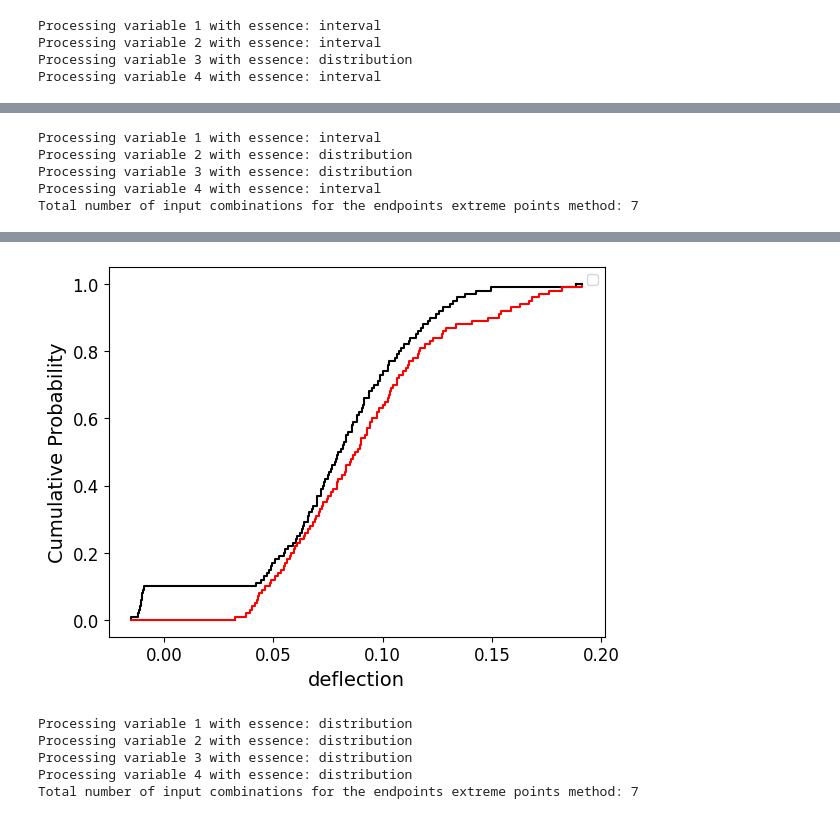
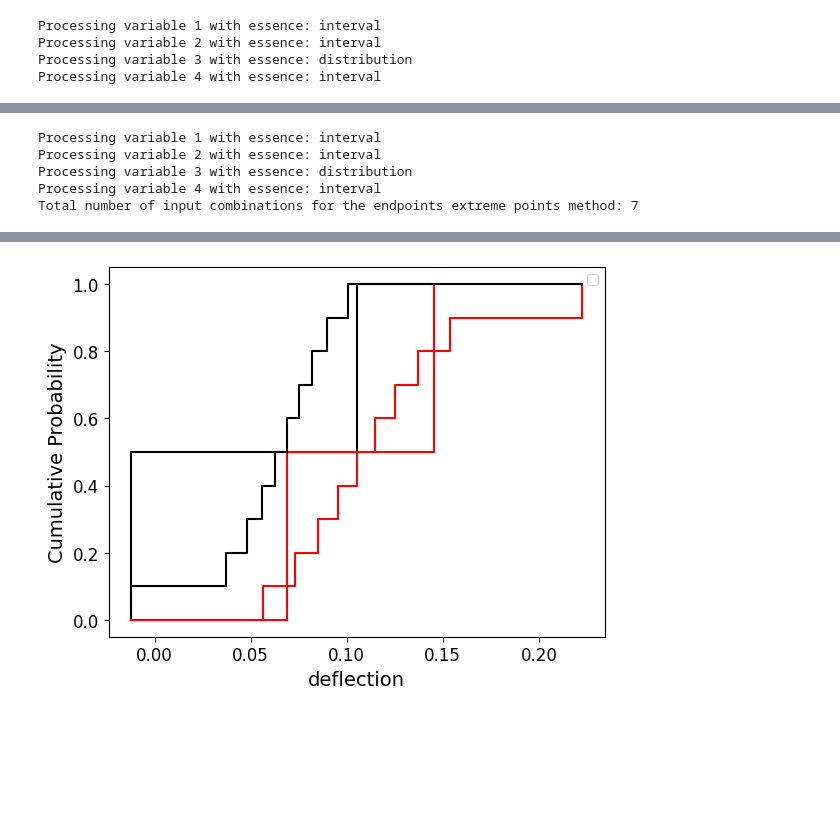
Before and after one commit to leslieDLcy/PyUncertainNumber, a Jupyter notebook: src/pyuncertainnumber/propagation/UP_demonstration[CantileverBbeam].ipynb, the cells around one changed output, grey strips where cells are left out. Drawn from its saved outputs; the diff is of its cells as text; code cells hidden in the pictures; blank space fills up the shorter version.

```diff
--- a/src/pyuncertainnumber/propagation/UP_demonstration[CantileverBbeam].ipynb
+++ b/src/pyuncertainnumber/propagation/UP_demonstration[CantileverBbeam].ipynb
@@ -675,7 +466,7 @@ plot_pbox(xL=a.raw_data['min'][0]['f'], xR=a.raw_data['max'][0]['f'],  p=None,
 METHOD = "focused_discretisation_extremepoints"
 b = Propagation(vars=[L, I, F, E],
           fun = cantilever_beam_deflection,
-          # n_disc = 10,
+          n_disc = 2,
           # tOp = 0.999,
           # bOt= 0.001,
           #condensation = 100,
@@ -684,12 +475,14 @@ b = Propagation(vars=[L, I, F, E],
          )
 # %% [output]
 Processing variable 1 with essence: interval
-Processing variable 2 with essence: distribution
+Processing variable 2 with essence: interval
 Processing variable 3 with essence: distribution
 Processing variable 4 with essence: interval
 Total number of input combinations for the endpoints extreme points method: 7
 # %%
 labels = ['extremepoints']
-plot_pbox(xL=b.raw_data['min'][0]['f'], xR=b.raw_data['max'][0]['f'],  p=None,
+plot_pbox(xL=b.raw_data['min']['f'][0], xR=b.raw_data['max']['f'][0],  p=None,
            xlabel= 'deflection' , labels= labels)
+plot_pbox(xL=a.raw_data['min']['f'][0], xR=a.raw_data['max']['f'][0],  p=None,
+           xlabel= 'deflection' , labels= labels)
 # %% [output]
@@ -697,4 +489,4 @@ plot_pbox(xL=b.raw_data['min'][0]['f'], xR=b.raw_data['max'][0]['f'],  p=None,
-[figure, old version]
+[figure, new version]
 # %%
 # y = UN(name='beam width', symbol='y', units='m', essence='interval', bounds=[0.145, 0.155]) # Required only for stress estimation
 L = UN(name='beam length', symbol='L', units='m', essence='distribution', distribution_parameters=["gaussian", [10.05, 0.033]])
@@ -702,20 +494,14 @@ I = UN(name='moment of inertia', symbol='I', units='m', essence='distribution',
 F = UN(name='vertical force', symbol='F', units='kN', essence='distribution', distribution_parameters=["gaussian", [24, 8.67]])
 E = UN(name='elastic modulus', symbol='E', units='GPa', essence='distribution', distribution_parameters=["gaussian", [210, 6.67]])
 # %%
-METHOD = "varied_discretisation_extremepoints"
+METHOD = "focused_discretisation_extremepoints"
 
 a = Propagation(vars=[L, I, F, E],
           fun = cantilever_beam_deflection,
-          # n_slices = 10,
+          n_disc = 10,
           # condensation = None,
           # tOp = 0.999,
           # bOt= 0.001,
           method = METHOD,
           save_raw_data = "no"
          )
-# %% [output]
-Processing variable 1 with essence: distribution
-Processing variable 2 with essence: distribution
-Processing variable 3 with essence: distribution
-Processing variable 4 with essence: distribution
-Total number of input combinations for the endpoints extreme points method: 7
```
Also changed, not shown: parts of 33 cells of this notebook, 8 other files.
